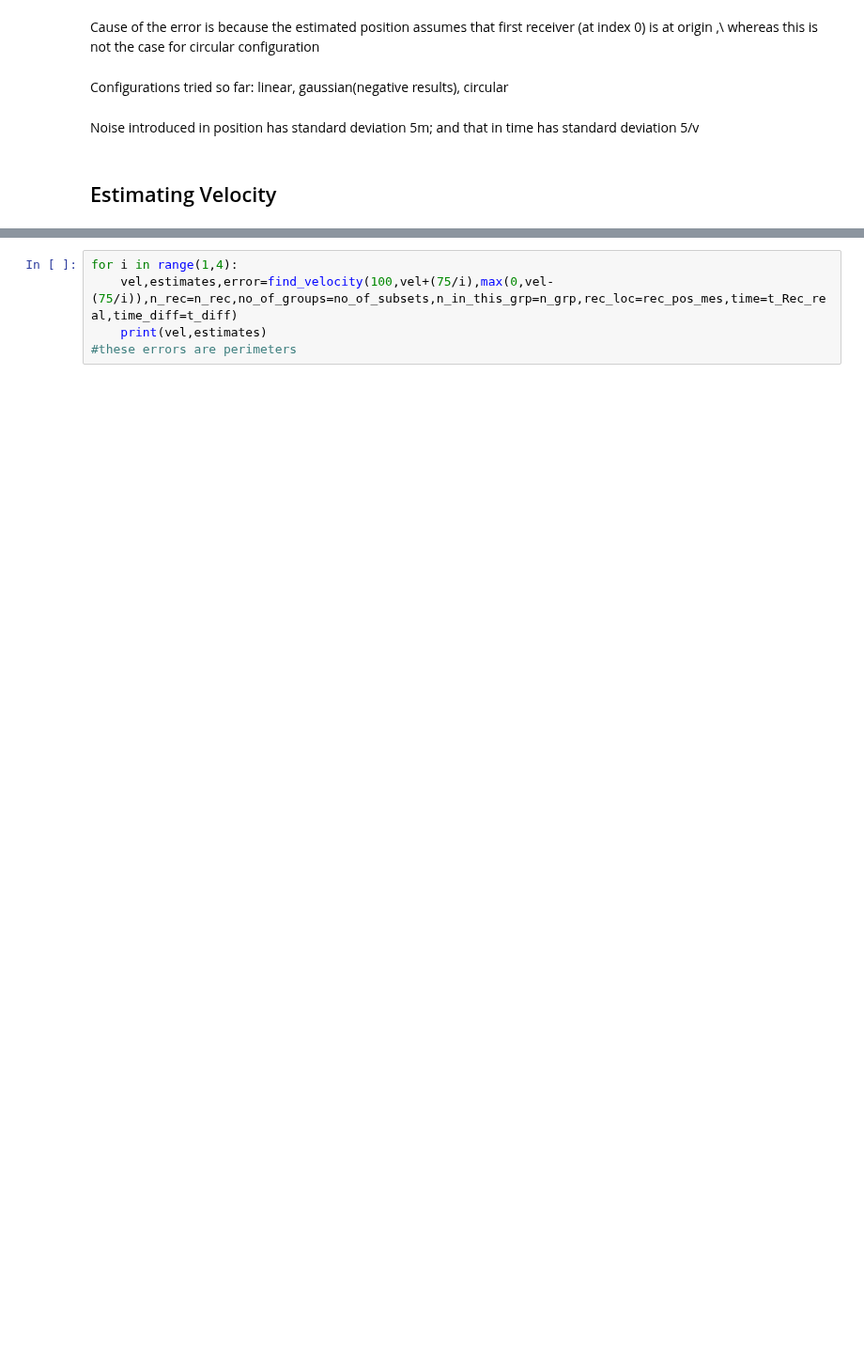
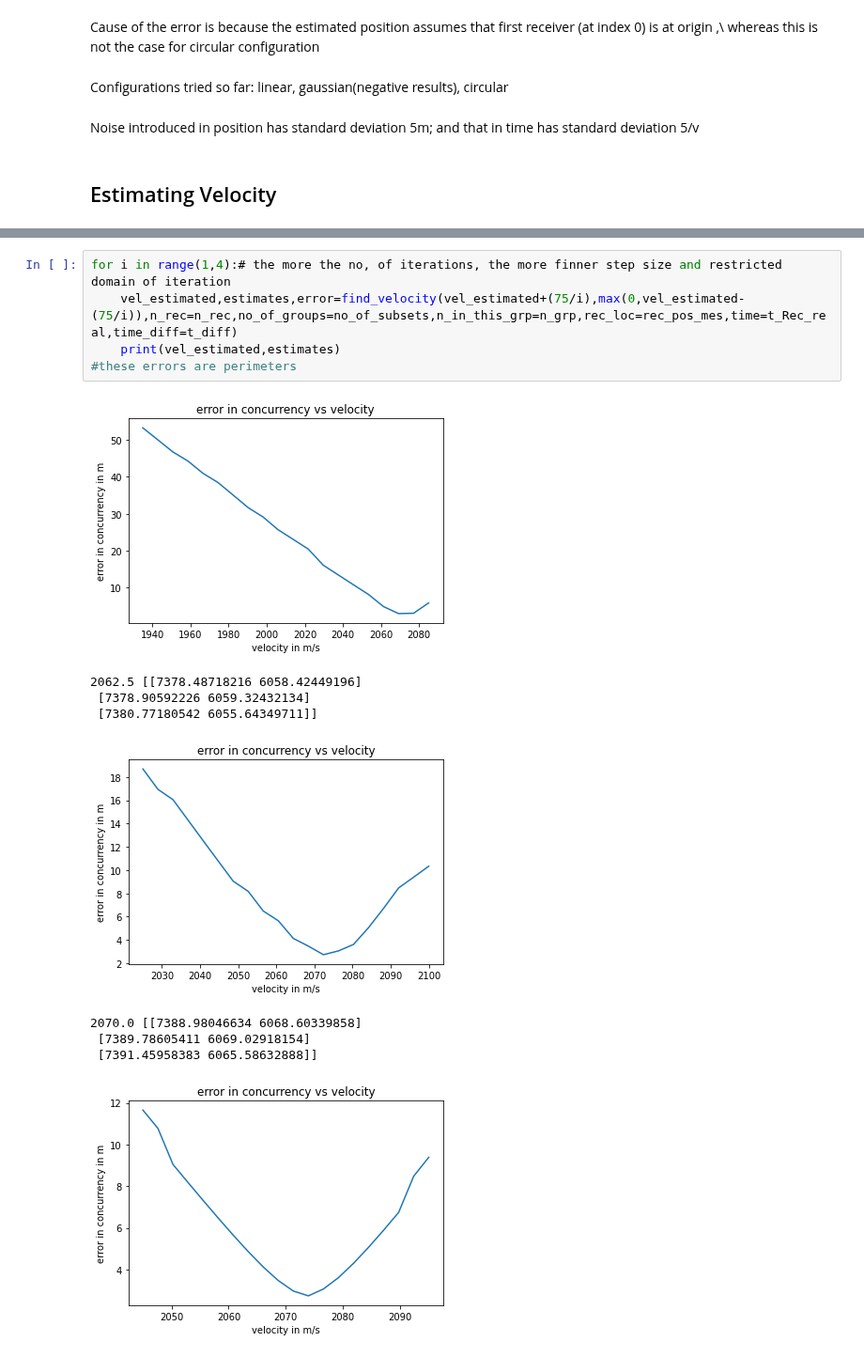
Before and after one commit to Student-Satellite-IITB/GLEE, a Jupyter notebook: Beamforming/Plane Wave Fitting unknown Velocity.ipynb, the cells around one changed output, grey strips where cells are left out. Shown at 94% size. Cells and saved outputs as stored; diff of their text form; blank space fills up the shorter version.

```diff
--- a/Beamforming/Plane Wave Fitting unknown Velocity.ipynb
+++ b/Beamforming/Plane Wave Fitting unknown Velocity.ipynb
@@ -293,5 +349,15 @@ print(vel,estimates)
 # %%
-for i in range(1,4):
-    vel,estimates,error=find_velocity(100,vel+(75/i),max(0,vel-(75/i)),n_rec=n_rec,no_of_groups=no_of_subsets,n_in_this_grp=n_grp,rec_loc=rec_pos_mes,time=t_Rec_real,time_diff=t_diff)
-    print(vel,estimates)
+for i in range(1,4):# the more the no, of iterations, the more finner step size and restricted domain of iteration
+    vel_estimated,estimates,error=find_velocity(vel_estimated+(75/i),max(0,vel_estimated-(75/i)),n_rec=n_rec,no_of_groups=no_of_subsets,n_in_this_grp=n_grp,rec_loc=rec_pos_mes,time=t_Rec_real,time_diff=t_diff)
+    print(vel_estimated,estimates)
 #these errors are perimeters
+# %% [output]
+[figure, added]
+2062.5 [[7378.48718216 6058.42449196]
+ [7378.90592226 6059.32432134]
+ [7380.77180542 6055.64349711]]
+[figure, added]
+2070.0 [[7388.98046634 6068.60339858]
+ [7389.78605411 6069.02918154]
+ [7391.45958383 6065.58632888]]
+[figure, added]
```
Also changed, not shown: parts of 15 cells of this notebook.
